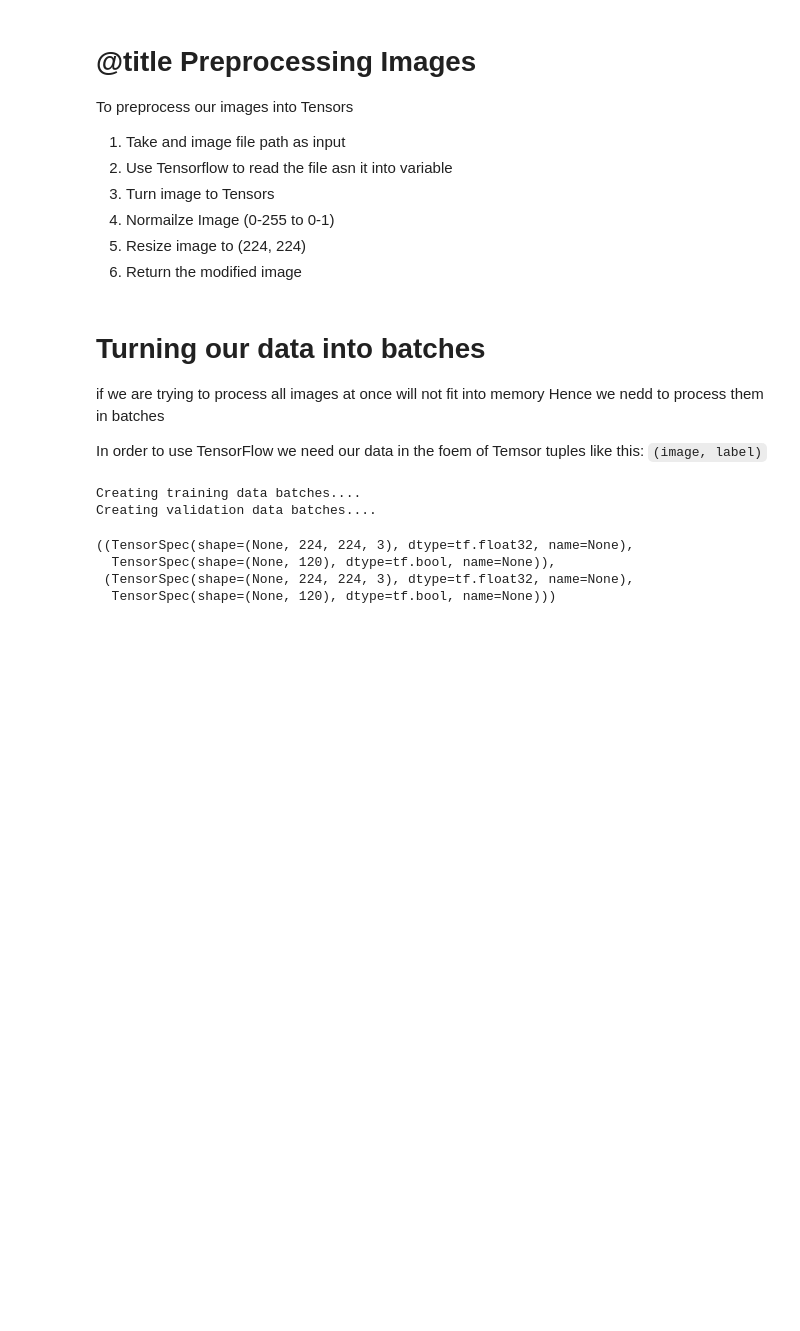
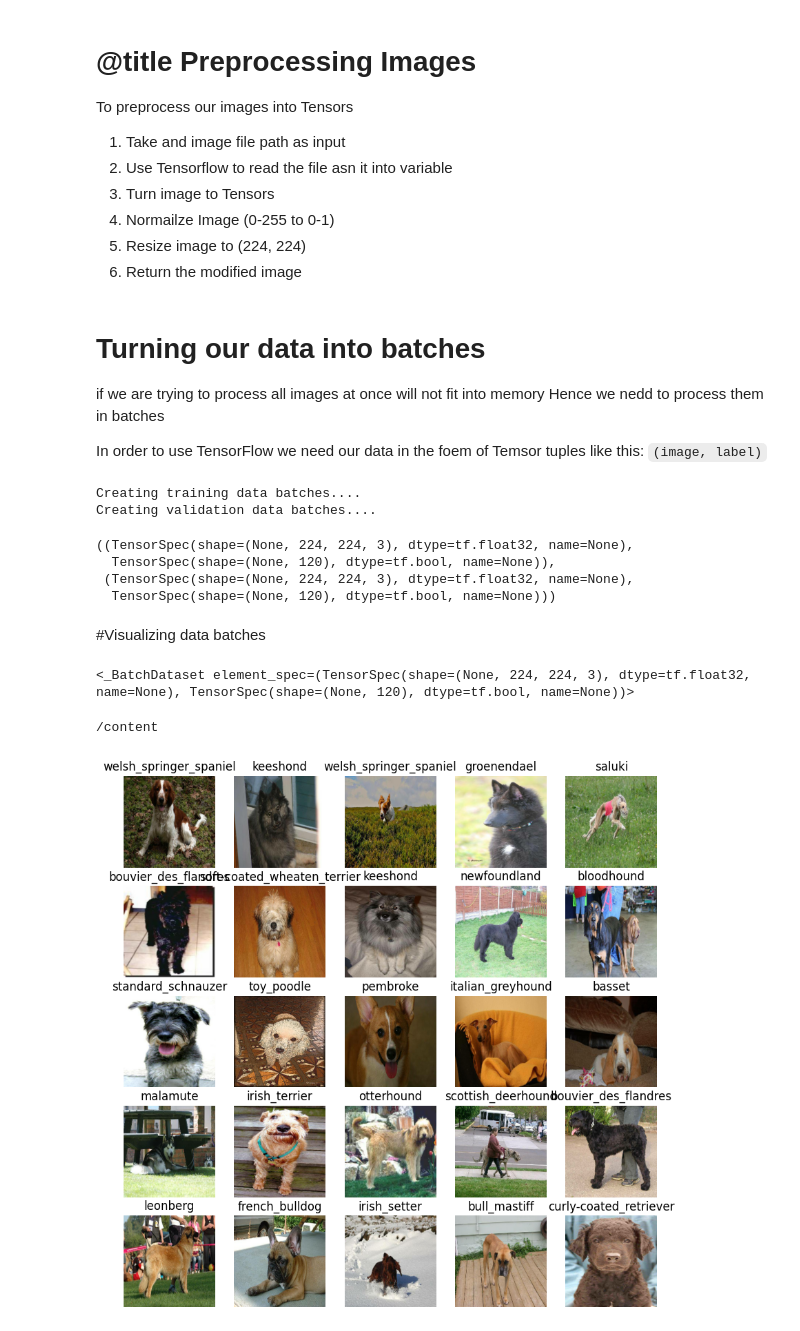
Before and after one commit to abdullahsultan/DogBreedClassification, a Jupyter notebook: DogBreedClassification.ipynb, the cells around one changed output. Cells and saved outputs as stored; diff of their text form; code cells hidden in the pictures; blank space fills up the shorter version.

```diff
--- a/DogBreedClassification.ipynb
+++ b/DogBreedClassification.ipynb
@@ -236,3 +236,35 @@ train_data.element_spec, val_data.element_spec
   TensorSpec(shape=(None, 120), dtype=tf.bool, name=None)),
  (TensorSpec(shape=(None, 224, 224, 3), dtype=tf.float32, name=None),
   TensorSpec(shape=(None, 120), dtype=tf.bool, name=None)))
+# %% [markdown]
+#Visualizing data batches
+# %%
+def show_25_images(images, labels):
+  """
+  Displays a plot of 25 images and theor labels from a data batch
+  """
+  #Setup figure
+  plt.figure(figsize=(10,10))
+  #Loop through 25
+  for i in range(25):
+    #Createsubplots
+    ax = plt.subplot(5, 5, i+1)
+    #Display image
+    plt.imshow(images[i])
+    #Add image label as the title
+    plt.title(unique_breeds[labels[i].argmax()])
+    plt.axis("off")
+# %%
+train_data
+# %% [output]
+<_BatchDataset element_spec=(TensorSpec(shape=(None, 224, 224, 3), dtype=tf.float32, name=None), TensorSpec(shape=(None, 120), dtype=tf.bool, name=None))>
+# %%
+cd /content
+# %% [output]
+/content
+# %%
+#Taking out label and Image from batch
+train_images, train_labels = next(train_data.as_numpy_iterator())
+show_25_images(train_images, train_labels)
+# %% [output]
+[figure, added]
```
Also changed, not shown: parts of 2 cells of this notebook.
